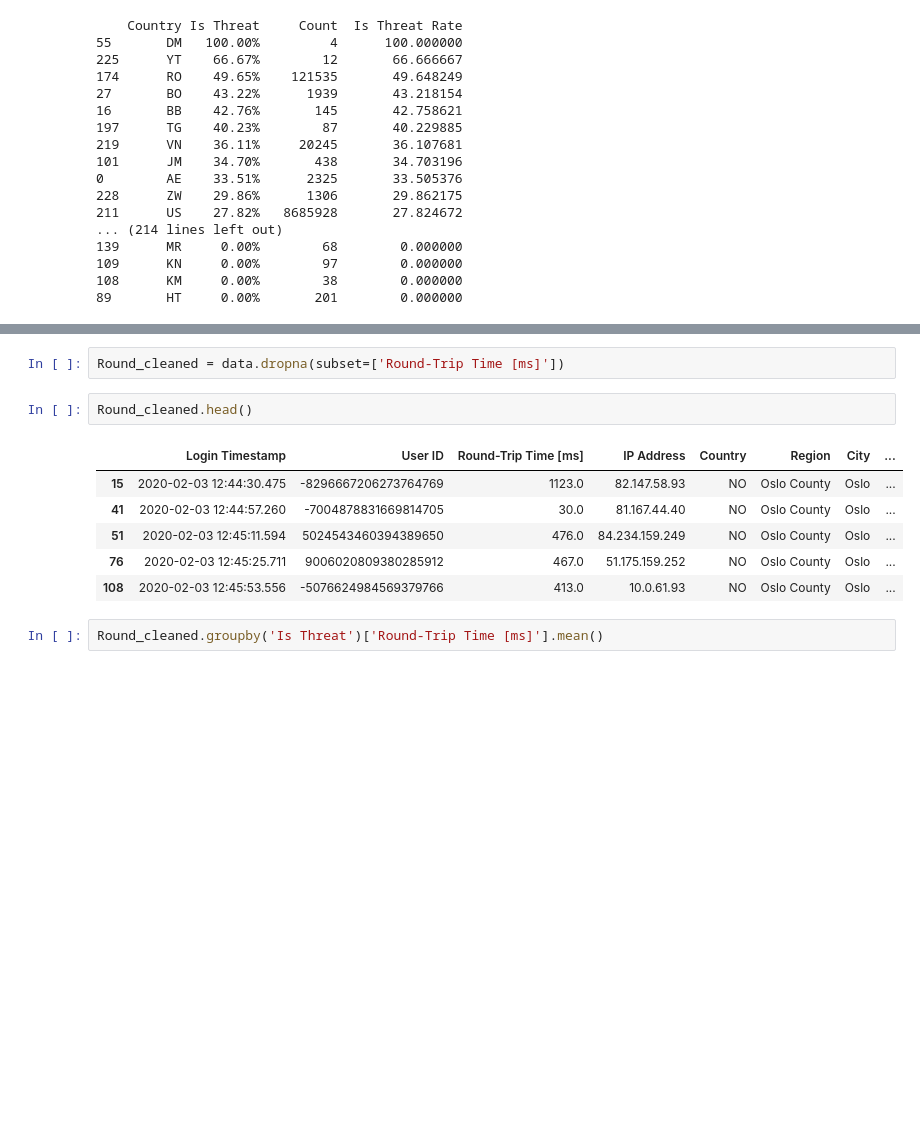
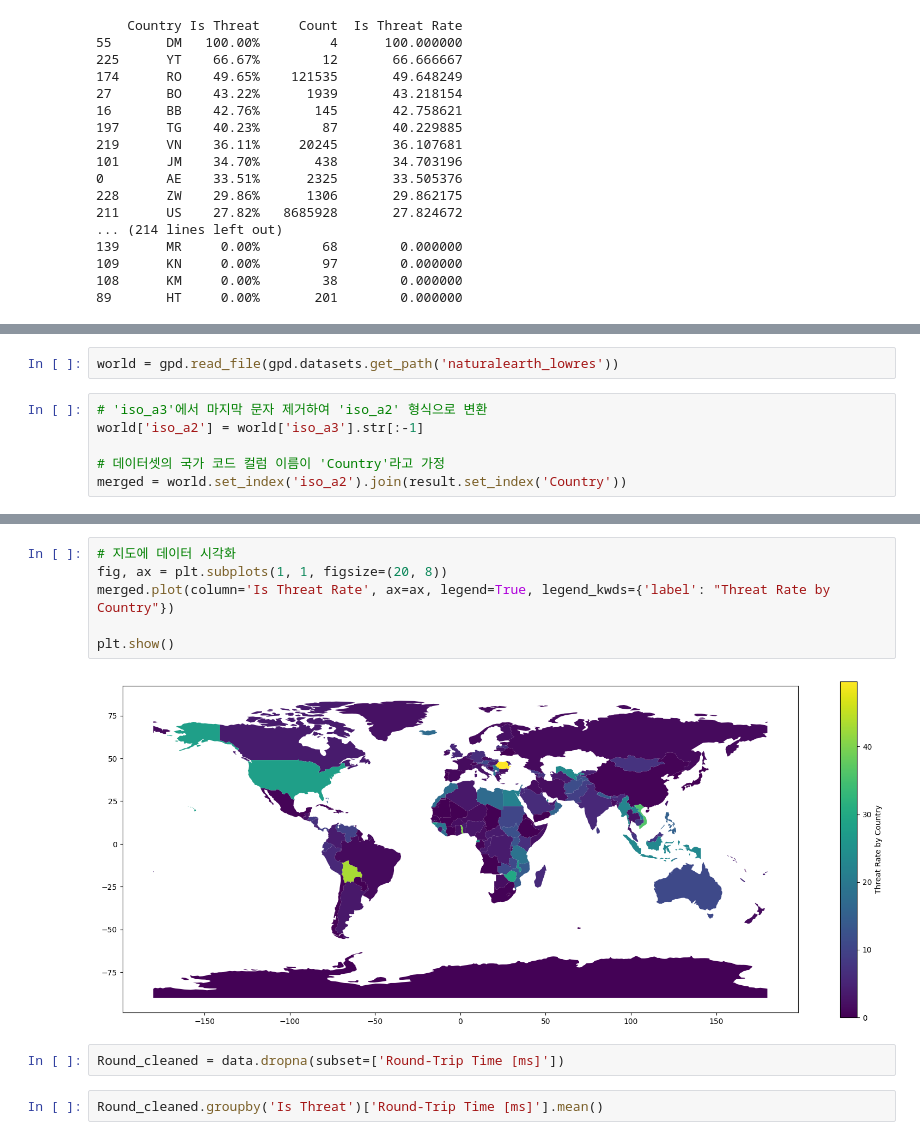
Before and after one commit to yschoi9930/Kaggle, a Jupyter notebook: notebookc25a814836.ipynb, the cells around one changed output, grey strips where cells are left out. Cells and saved outputs as stored; diff of their text form; blank space fills up the shorter version.

```diff
--- a/notebookc25a814836.ipynb
+++ b/notebookc25a814836.ipynb
@@ -210,0 +198,8 @@ dtype: int64
+# %%
+world = gpd.read_file(gpd.datasets.get_path('naturalearth_lowres'))
+# %%
+# 'iso_a3'에서 마지막 문자 제거하여 'iso_a2' 형식으로 변환
+world['iso_a2'] = world['iso_a3'].str[:-1]
+
+# 데이터셋의 국가 코드 컬럼 이름이 'Country'라고 가정
+merged = world.set_index('iso_a2').join(result.set_index('Country'))
@@ -211,14 +216,13 @@ dtype: int64
+# %%
+# 지도에 데이터 시각화
+fig, ax = plt.subplots(1, 1, figsize=(20, 8))
+merged.plot(column='Is Threat Rate', ax=ax, legend=True, legend_kwds={'label': "Threat Rate by Country"})
+
+plt.show()
+# %% [output]
+[figure, added]
 # %%
 Round_cleaned = data.dropna(subset=['Round-Trip Time [ms]'])
-# %%
-Round_cleaned.head()
-# %% [output]
-|  | Login Timestamp | User ID | Round-Trip Time [ms] | IP Address | Country | Region | City | ... |
-| 15 | 2020-02-03 12:44:30.475 | -8296667206273764769 | 1123.0 | 82.147.58.93 | NO | Oslo County | Oslo | ... |
-| 41 | 2020-02-03 12:44:57.260 | -7004878831669814705 | 30.0 | 81.167.44.40 | NO | Oslo County | Oslo | ... |
-| 51 | 2020-02-03 12:45:11.594 | 5024543460394389650 | 476.0 | 84.234.159.249 | NO | Oslo County | Oslo | ... |
-| 76 | 2020-02-03 12:45:25.711 | 9006020809380285912 | 467.0 | 51.175.159.252 | NO | Oslo County | Oslo | ... |
-| 108 | 2020-02-03 12:45:53.556 | -5076624984569379766 | 413.0 | 10.0.61.93 | NO | Oslo County | Oslo | ... |
 # %%
 Round_cleaned.groupby('Is Threat')['Round-Trip Time [ms]'].mean()
 # %% [output]
```
Also changed, not shown: parts of 19 cells of this notebook.
